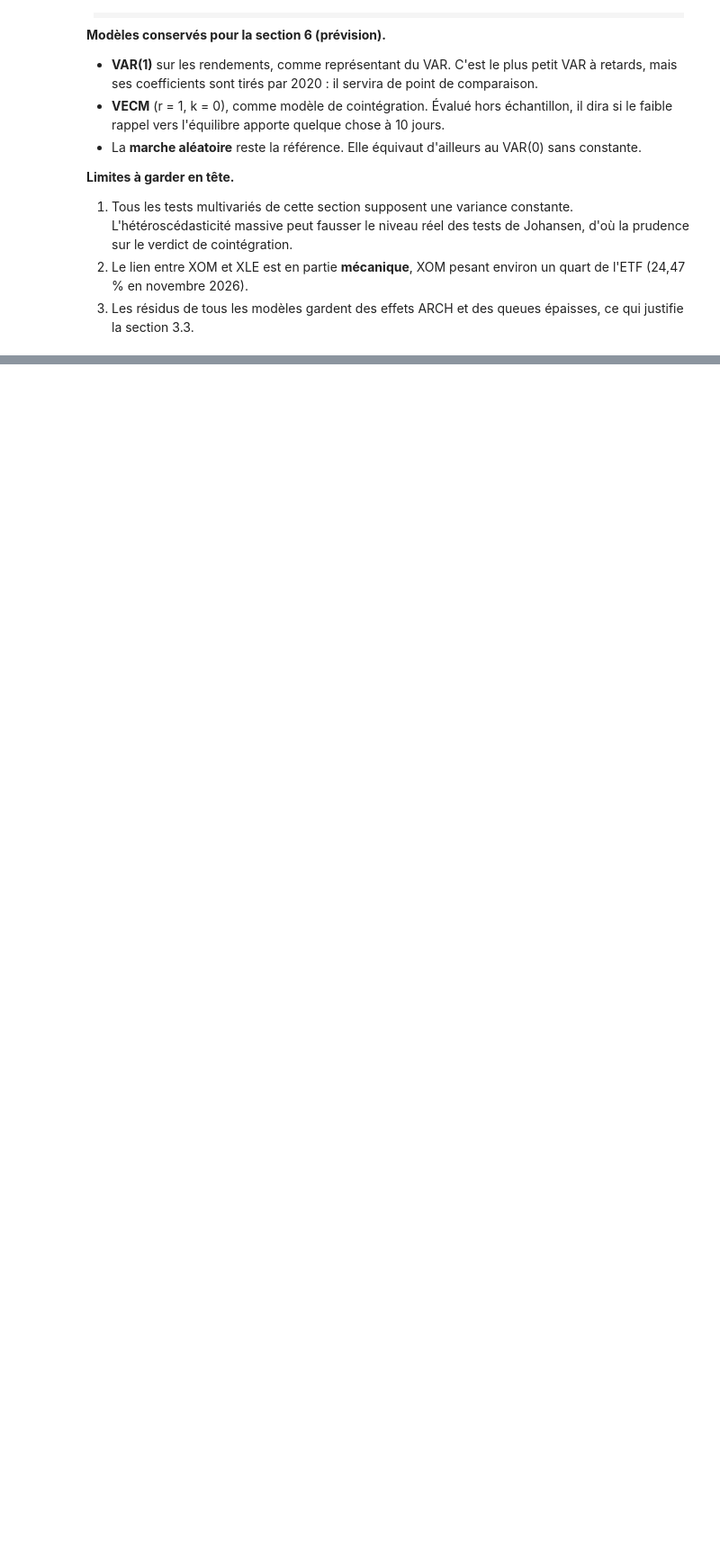
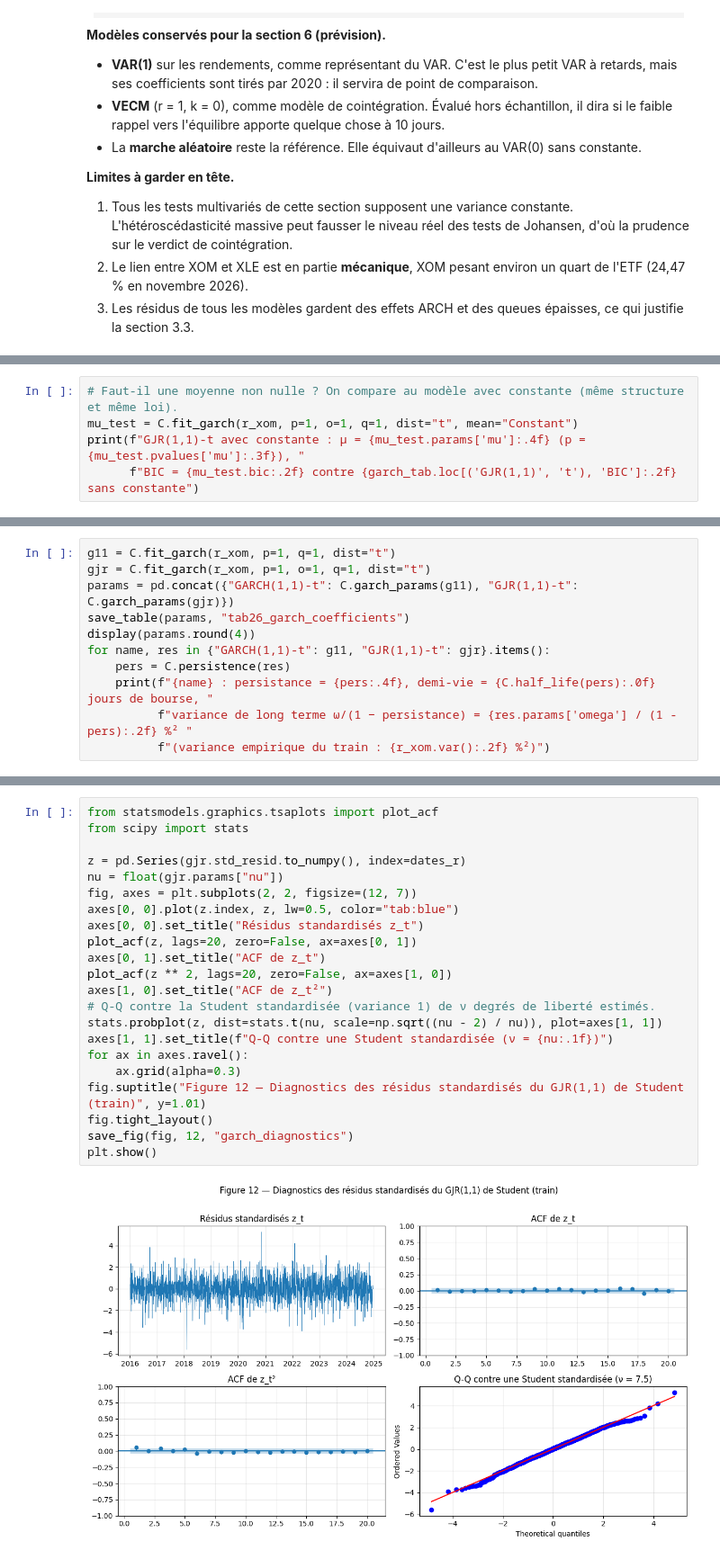
Before and after one commit to aziz28-dev/ts-project, a Jupyter notebook: notebooks/main_python.ipynb, the cells around one changed output, grey strips where cells are left out. Shown at 90% size. Saved outputs shown, nothing was run; the diff lists cells and outputs as text; blank space fills up the shorter version.

```diff
--- a/notebooks/main_python.ipynb
+++ b/notebooks/main_python.ipynb
@@ -1716,0 +1786,5 @@ Aucun des deux α n'est significatif, ce qui est cohérent avec la faiblesse de
+# %%
+# Faut-il une moyenne non nulle ? On compare au modèle avec constante (même structure et même loi).
+mu_test = C.fit_garch(r_xom, p=1, o=1, q=1, dist="t", mean="Constant")
+print(f"GJR(1,1)-t avec constante : μ = {mu_test.params['mu']:.4f} (p = {mu_test.pvalues['mu']:.3f}), "
+      f"BIC = {mu_test.bic:.2f} contre {garch_tab.loc[('GJR(1,1)', 't'), 'BIC']:.2f} sans constante")
@@ -1716,0 +1817,11 @@ Aucun des deux α n'est significatif, ce qui est cohérent avec la faiblesse de
+# %%
+g11 = C.fit_garch(r_xom, p=1, q=1, dist="t")
+gjr = C.fit_garch(r_xom, p=1, o=1, q=1, dist="t")
+params = pd.concat({"GARCH(1,1)-t": C.garch_params(g11), "GJR(1,1)-t": C.garch_params(gjr)})
+save_table(params, "tab26_garch_coefficients")
+display(params.round(4))
+for name, res in {"GARCH(1,1)-t": g11, "GJR(1,1)-t": gjr}.items():
+    pers = C.persistence(res)
+    print(f"{name} : persistance = {pers:.4f}, demi-vie = {C.half_life(pers):.0f} jours de bourse, "
+          f"variance de long terme ω/(1 − persistance) = {res.params['omega'] / (1 - pers):.2f} %² "
+          f"(variance empirique du train : {r_xom.var():.2f} %²)")
@@ -1716,0 +1914,24 @@ Aucun des deux α n'est significatif, ce qui est cohérent avec la faiblesse de
+# %%
+from statsmodels.graphics.tsaplots import plot_acf
+from scipy import stats
+
+z = pd.Series(gjr.std_resid.to_numpy(), index=dates_r)
+nu = float(gjr.params["nu"])
+fig, axes = plt.subplots(2, 2, figsize=(12, 7))
+axes[0, 0].plot(z.index, z, lw=0.5, color="tab:blue")
+axes[0, 0].set_title("Résidus standardisés z_t")
+plot_acf(z, lags=20, zero=False, ax=axes[0, 1])
+axes[0, 1].set_title("ACF de z_t")
+plot_acf(z ** 2, lags=20, zero=False, ax=axes[1, 0])
+axes[1, 0].set_title("ACF de z_t²")
+# Q-Q contre la Student standardisée (variance 1) de ν degrés de liberté estimés.
+stats.probplot(z, dist=stats.t(nu, scale=np.sqrt((nu - 2) / nu)), plot=axes[1, 1])
+axes[1, 1].set_title(f"Q-Q contre une Student standardisée (ν = {nu:.1f})")
+for ax in axes.ravel():
+    ax.grid(alpha=0.3)
+fig.suptitle("Figure 12 — Diagnostics des résidus standardisés du GJR(1,1) de Student (train)", y=1.01)
+fig.tight_layout()
+save_fig(fig, 12, "garch_diagnostics")
+plt.show()
+# %% [output]
+[figure, added]
```
Also changed, not shown: parts of 19 cells of this notebook, 13 other files.
